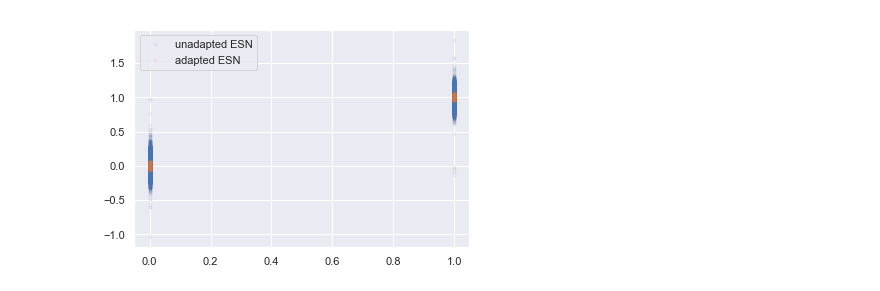
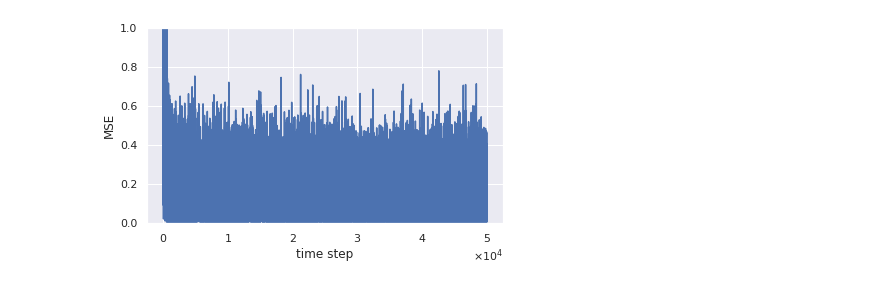
Before and after one commit to FabianSchubert/DrivenRandNetworkCriticality, a Jupyter notebook: code/RTRL_gains.ipynb, the cells around one changed output. Cells and saved outputs as stored; diff of their text form; code cells hidden in the pictures.

```diff
--- a/code/RTRL_gains.ipynb
+++ b/code/RTRL_gains.ipynb
@@ -141,0 +210,3 @@ KeyboardInterrupt:
+# %%
+textwidth = 5.5532
+path = "../plots/RTRL/"
@@ -174,7 +250,16 @@ u_pred_unpert = ESN_unpert.predict_data(u_in_test)
-# %%
-plt.plot(u_out_test,u_pred_unpert,'.',alpha=0.05,label="unadapted ESN")
-plt.plot(u_out_test,u_pred,'.',alpha=0.05,label="adapted ESN")
-plt.legend()
-plt.show()
-# %% [output]
-[figure, removed]
+# %%
+fig, ax = plt.subplots(1,1,figsize=(textwidth,0.6*textwidth))
+ax.plot(E_rec**.5)
+ax.set_ylim([0.,1.])
+ax.set_xlabel("time step")
+ax.set_ylabel("MSE")
+ax.ticklabel_format(axis='x',style='sci',scilimits=(-2,3),useMathText=True)
+
+fig.tight_layout(pad=0.)
+
+fig.savefig(path+"error.png",dpi=600)
+fig.savefig(path+"error.pdf",dpi=600)
+
+plt.show()
+# %% [output]
+[figure, added]
```
Also changed, not shown: parts of 30 cells of this notebook, 2 other files.
